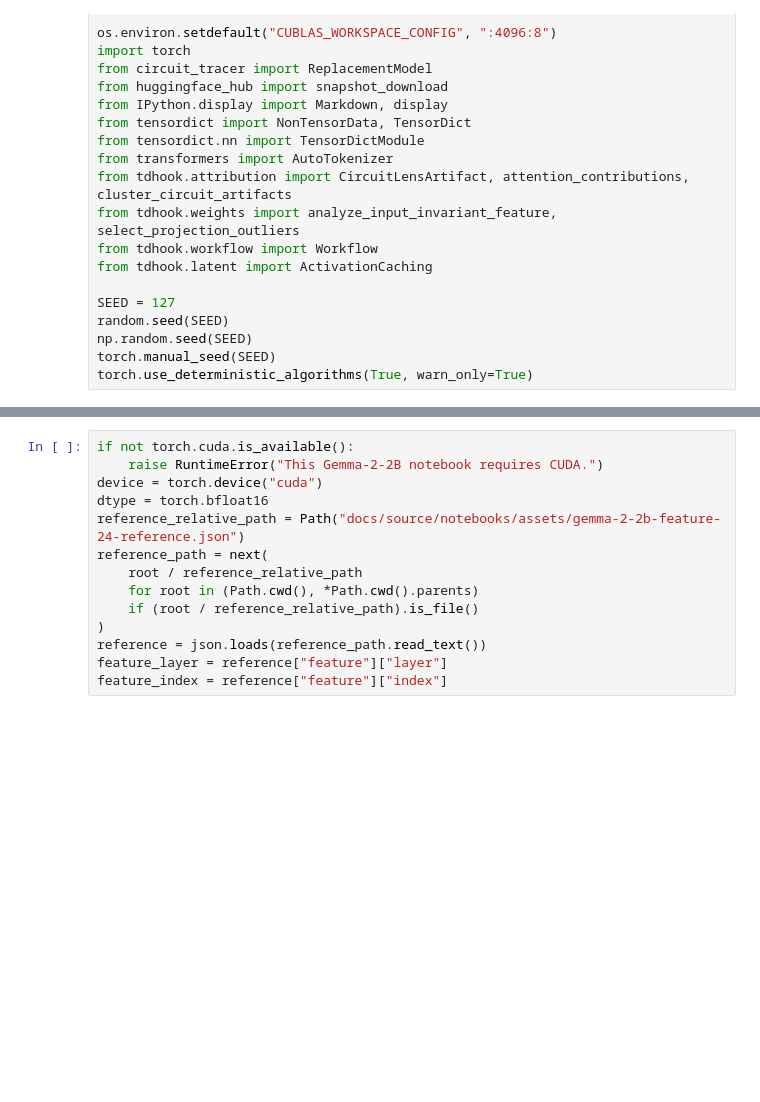
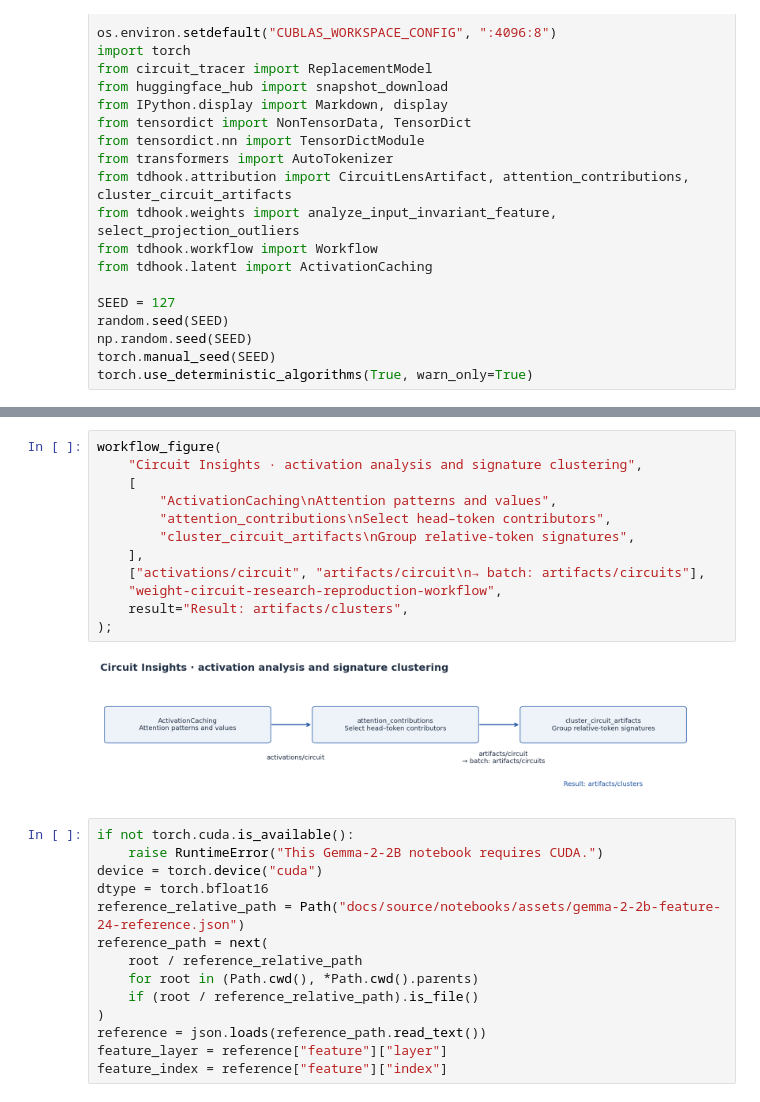
Before and after one commit to Xmaster6y/tdhook, a Jupyter notebook: docs/source/notebooks/tutorials/weight-circuit-research-reproduction.ipynb, the cells around one changed output, grey strips where cells are left out. Cells and saved outputs as stored; diff of their text form; blank space fills up the shorter version.

```diff
--- a/docs/source/notebooks/tutorials/weight-circuit-research-reproduction.ipynb
+++ b/docs/source/notebooks/tutorials/weight-circuit-research-reproduction.ipynb
@@ -73,3 +63,17 @@ workflow_figure(
+# %%
+workflow_figure(
+    "Circuit Insights · activation analysis and signature clustering",
+    [
+        "ActivationCaching\nAttention patterns and values",
+        "attention_contributions\nSelect head–token contributors",
+        "cluster_circuit_artifacts\nGroup relative-token signatures",
+    ],
+    ["activations/circuit", "artifacts/circuit\n→ batch: artifacts/circuits"],
+    "weight-circuit-research-reproduction-workflow",
+    result="Result: artifacts/clusters",
+);
+# %% [output]
+[figure, added]
 # %%
 if not torch.cuda.is_available():
     raise RuntimeError("This Gemma-2-2B notebook requires CUDA.")
```
Also changed, not shown: parts of 7 cells of this notebook, 7 other files.
